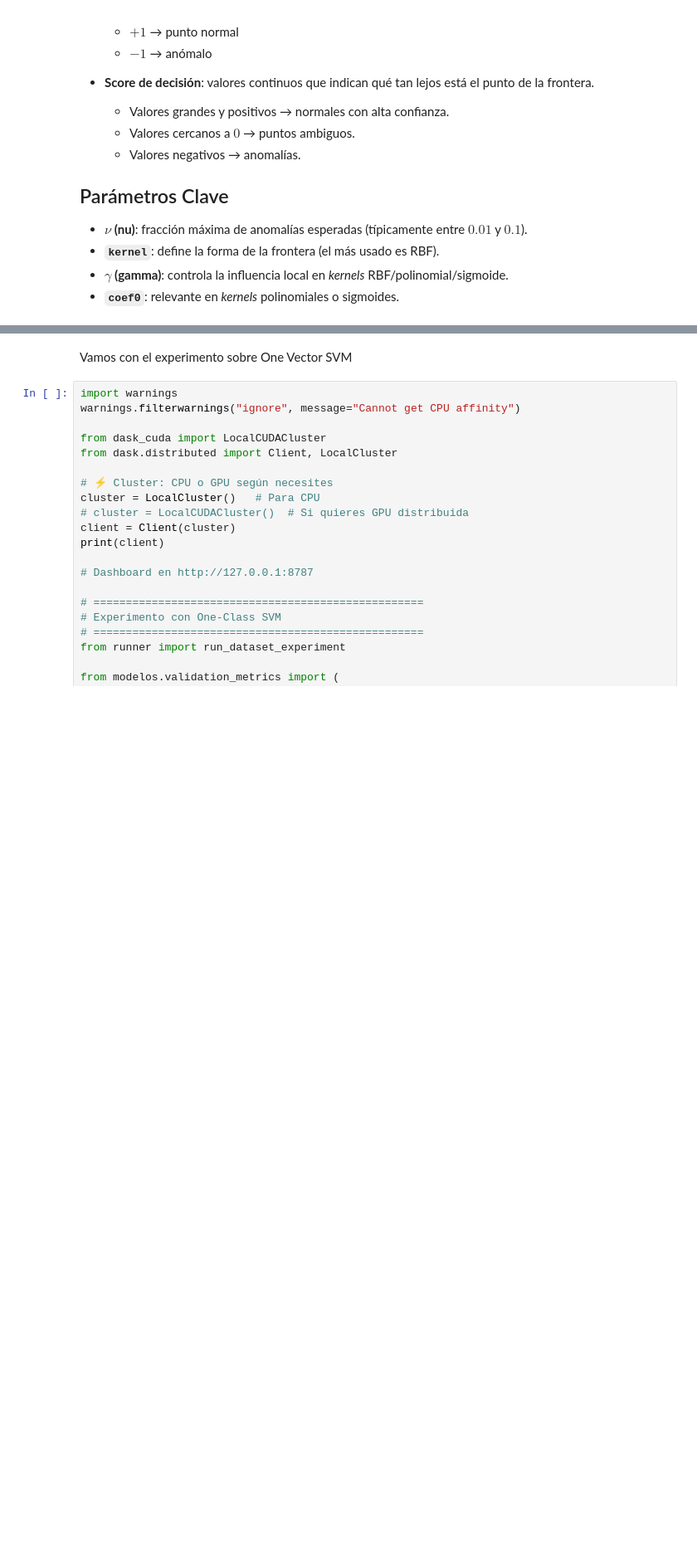
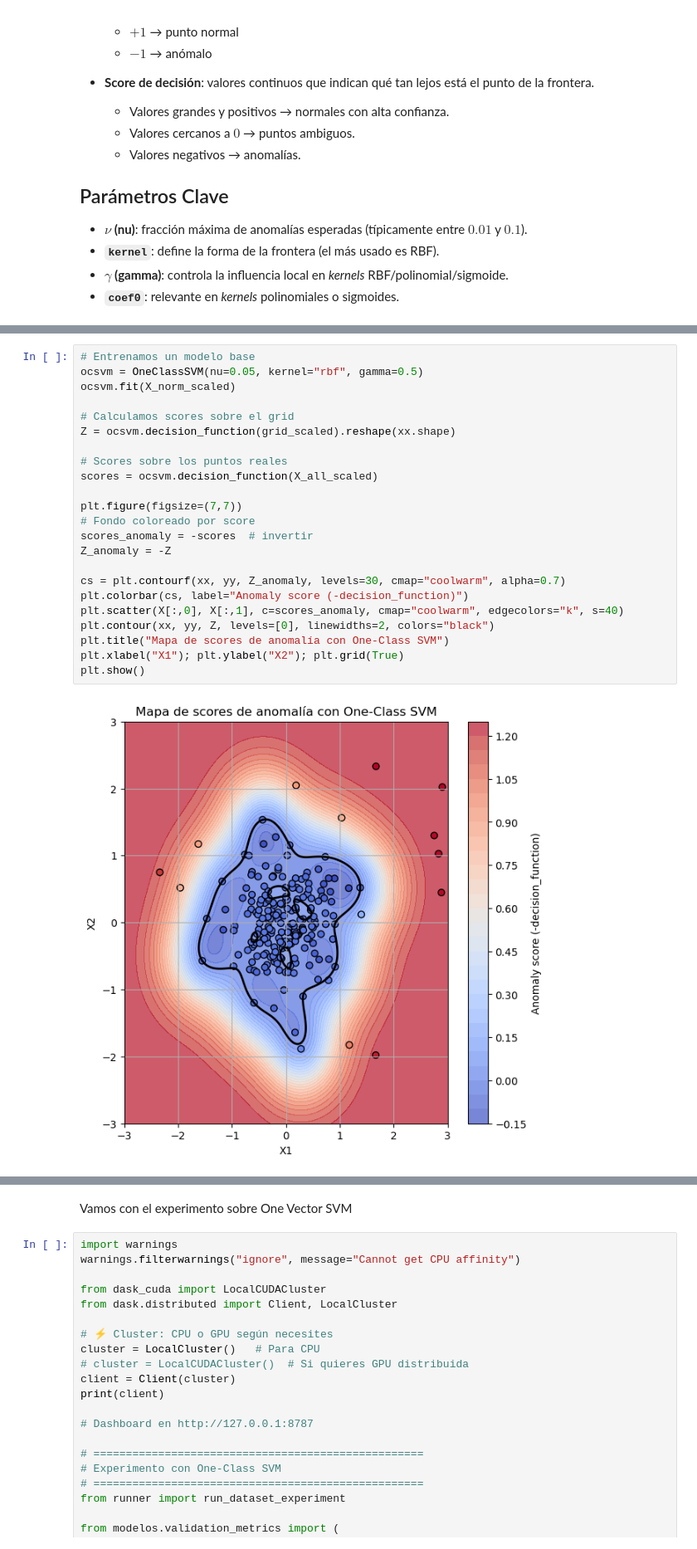
Before and after one commit to PabloAC04/MDF-ANOMALY-DETECTION, a Jupyter notebook: 07_one_class_svm.ipynb, the cells around one changed output, grey strips where cells are left out. Shown: that part at 83% size. Drawn from its saved outputs; the diff is of its cells as text; blank space fills up the shorter version.

```diff
--- a/07_one_class_svm.ipynb
+++ b/07_one_class_svm.ipynb
@@ -339,0 +274,25 @@ Este tipo de modelos permiten aprender representaciones comprimidas de los datos
+# %%
+# Entrenamos un modelo base
+ocsvm = OneClassSVM(nu=0.05, kernel="rbf", gamma=0.5)
+ocsvm.fit(X_norm_scaled)
+
+# Calculamos scores sobre el grid
+Z = ocsvm.decision_function(grid_scaled).reshape(xx.shape)
+
+# Scores sobre los puntos reales
+scores = ocsvm.decision_function(X_all_scaled)
+
+plt.figure(figsize=(7,7))
+# Fondo coloreado por score
+scores_anomaly = -scores  # invertir
+Z_anomaly = -Z
+
+cs = plt.contourf(xx, yy, Z_anomaly, levels=30, cmap="coolwarm", alpha=0.7)
+plt.colorbar(cs, label="Anomaly score (-decision_function)")
+plt.scatter(X[:,0], X[:,1], c=scores_anomaly, cmap="coolwarm", edgecolors="k", s=40)
+plt.contour(xx, yy, Z, levels=[0], linewidths=2, colors="black")
+plt.title("Mapa de scores de anomalía con One-Class SVM")
+plt.xlabel("X1"); plt.ylabel("X2"); plt.grid(True)
+plt.show()
+# %% [output]
+[figure, added]
```
Also changed, not shown: parts of 22 cells of this notebook.
